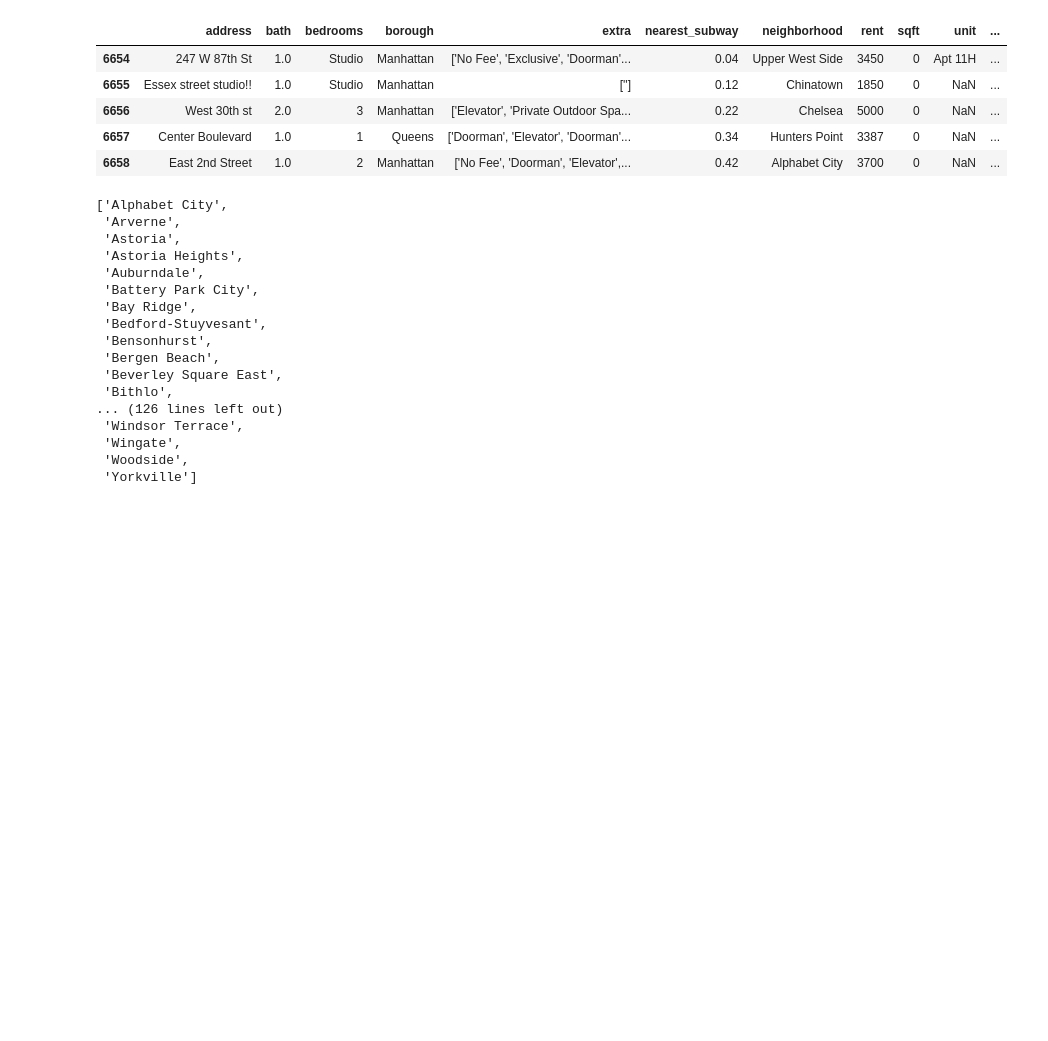
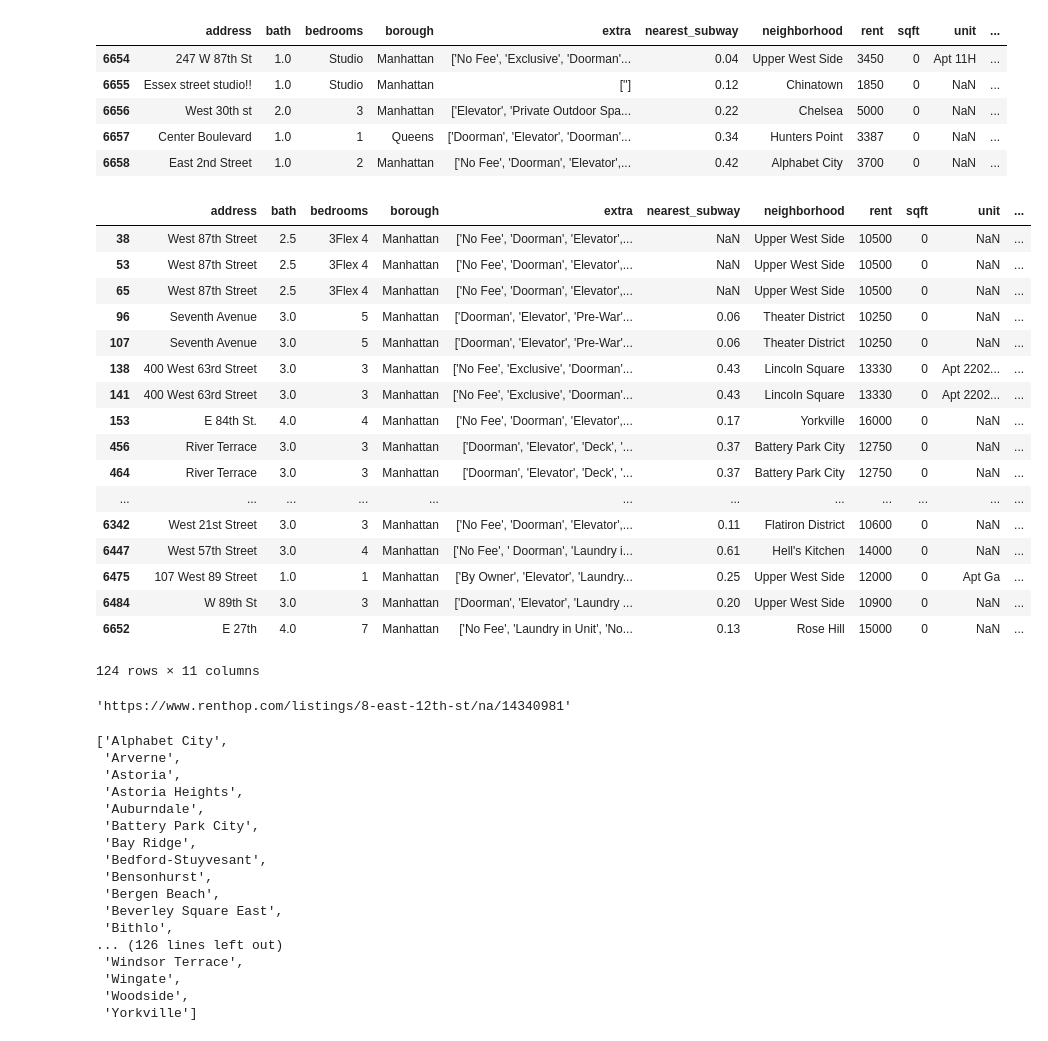
Before and after one commit to amitrani6/nyc_asking_rent_regression, a Jupyter notebook: Main Dataframe EDA Work.ipynb, the cells around one changed output. Cells and saved outputs as stored; diff of their text form; code cells hidden in the pictures; blank space fills up the shorter version.

```diff
--- a/Main Dataframe EDA Work.ipynb
+++ b/Main Dataframe EDA Work.ipynb
@@ -14,6 +15,31 @@ df.tail()
 | 6656 | West 30th st | 2.0 | 3 | Manhattan | ['Elevator', 'Private Outdoor Spa... | 0.22 | Chelsea | 5000 | 0 | NaN | ... |
 | 6657 | Center Boulevard | 1.0 | 1 | Queens | ['Doorman', 'Elevator', 'Doorman'... | 0.34 | Hunters Point | 3387 | 0 | NaN | ... |
 | 6658 | East 2nd Street | 1.0 | 2 | Manhattan | ['No Fee', 'Doorman', 'Elevator',... | 0.42 | Alphabet City | 3700 | 0 | NaN | ... |
+# %%
+df[df['rent']>10000]
+# %% [output]
+|  | address | bath | bedrooms | borough | extra | nearest_subway | neighborhood | rent | sqft | unit | ... |
+| 38 | West 87th Street | 2.5 | 3Flex 4 | Manhattan | ['No Fee', 'Doorman', 'Elevator',... | NaN | Upper West Side | 10500 | 0 | NaN | ... |
+| 53 | West 87th Street | 2.5 | 3Flex 4 | Manhattan | ['No Fee', 'Doorman', 'Elevator',... | NaN | Upper West Side | 10500 | 0 | NaN | ... |
+| 65 | West 87th Street | 2.5 | 3Flex 4 | Manhattan | ['No Fee', 'Doorman', 'Elevator',... | NaN | Upper West Side | 10500 | 0 | NaN | ... |
+| 96 | Seventh Avenue | 3.0 | 5 | Manhattan | ['Doorman', 'Elevator', 'Pre-War'... | 0.06 | Theater District | 10250 | 0 | NaN | ... |
+| 107 | Seventh Avenue | 3.0 | 5 | Manhattan | ['Doorman', 'Elevator', 'Pre-War'... | 0.06 | Theater District | 10250 | 0 | NaN | ... |
+| 138 | 400 West 63rd Street | 3.0 | 3 | Manhattan | ['No Fee', 'Exclusive', 'Doorman'... | 0.43 | Lincoln Square | 13330 | 0 | Apt 2202... | ... |
+| 141 | 400 West 63rd Street | 3.0 | 3 | Manhattan | ['No Fee', 'Exclusive', 'Doorman'... | 0.43 | Lincoln Square | 13330 | 0 | Apt 2202... | ... |
+| 153 | E 84th St. | 4.0 | 4 | Manhattan | ['No Fee', 'Doorman', 'Elevator',... | 0.17 | Yorkville | 16000 | 0 | NaN | ... |
+| 456 | River Terrace | 3.0 | 3 | Manhattan | ['Doorman', 'Elevator', 'Deck', '... | 0.37 | Battery Park City | 12750 | 0 | NaN | ... |
+| 464 | River Terrace | 3.0 | 3 | Manhattan | ['Doorman', 'Elevator', 'Deck', '... | 0.37 | Battery Park City | 12750 | 0 | NaN | ... |
+| ... | ... | ... | ... | ... | ... | ... | ... | ... | ... | ... | ... |
+| 6342 | West 21st Street | 3.0 | 3 | Manhattan | ['No Fee', 'Doorman', 'Elevator',... | 0.11 | Flatiron District | 10600 | 0 | NaN | ... |
+| 6447 | West 57th Street | 3.0 | 4 | Manhattan | ['No Fee', ' Doorman', 'Laundry i... | 0.61 | Hell's Kitchen | 14000 | 0 | NaN | ... |
+| 6475 | 107 West 89 Street | 1.0 | 1 | Manhattan | ['By Owner', 'Elevator', 'Laundry... | 0.25 | Upper West Side | 12000 | 0 | Apt Ga | ... |
+| 6484 | W 89th St | 3.0 | 3 | Manhattan | ['Doorman', 'Elevator', 'Laundry ... | 0.20 | Upper West Side | 10900 | 0 | NaN | ... |
+| 6652 | E 27th | 4.0 | 7 | Manhattan | ['No Fee', 'Laundry in Unit', 'No... | 0.13 | Rose Hill | 15000 | 0 | NaN | ... |
+124 rows × 11 columns
+# %%
+df.url[806]
+# %% [output]
+'https://www.renthop.com/listings/8-east-12th-st/na/14340981'
 # %%
 df.neighborhood = df.neighborhood.replace({' East Village': 'East Village', ' Financial District': 'Financial District', ' Gowanus': 'Gowanus', " Hell's Kitchen": "Hell's Kitchen", ' Lower East Side': 'Lower East Side', ' Upper East Side': 'Upper East Side', ' Upper West Side': 'Upper West Side', ' West Village': 'West Village', ' Williamsburg': 'Williamsburg'})
 # %%
```
Also changed, not shown: parts of 1 cell of this notebook, 12 other files.
